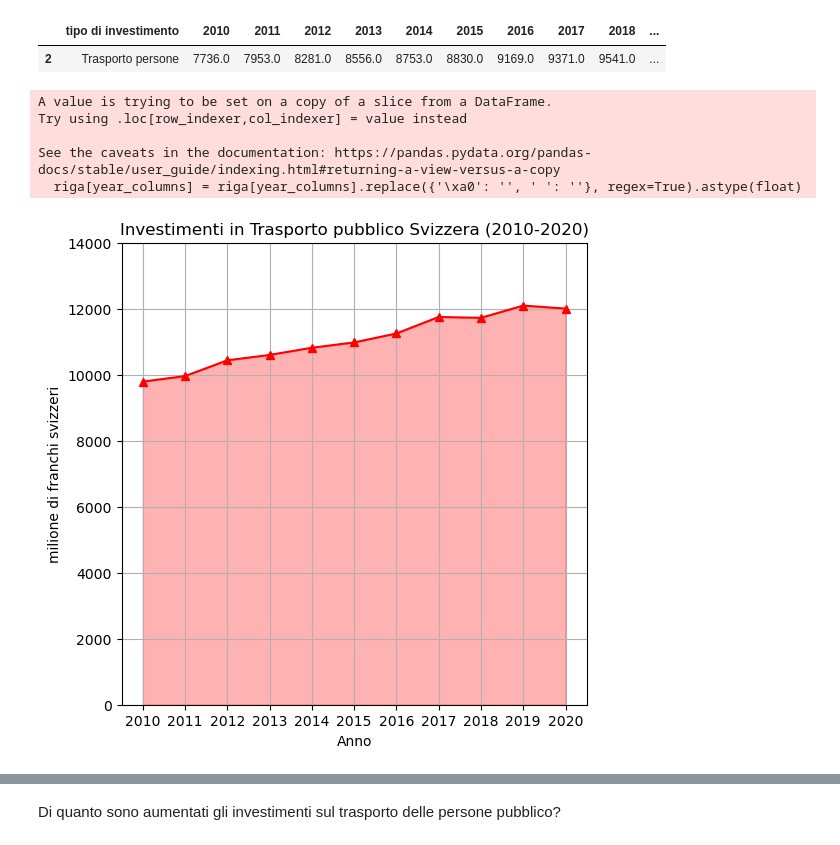
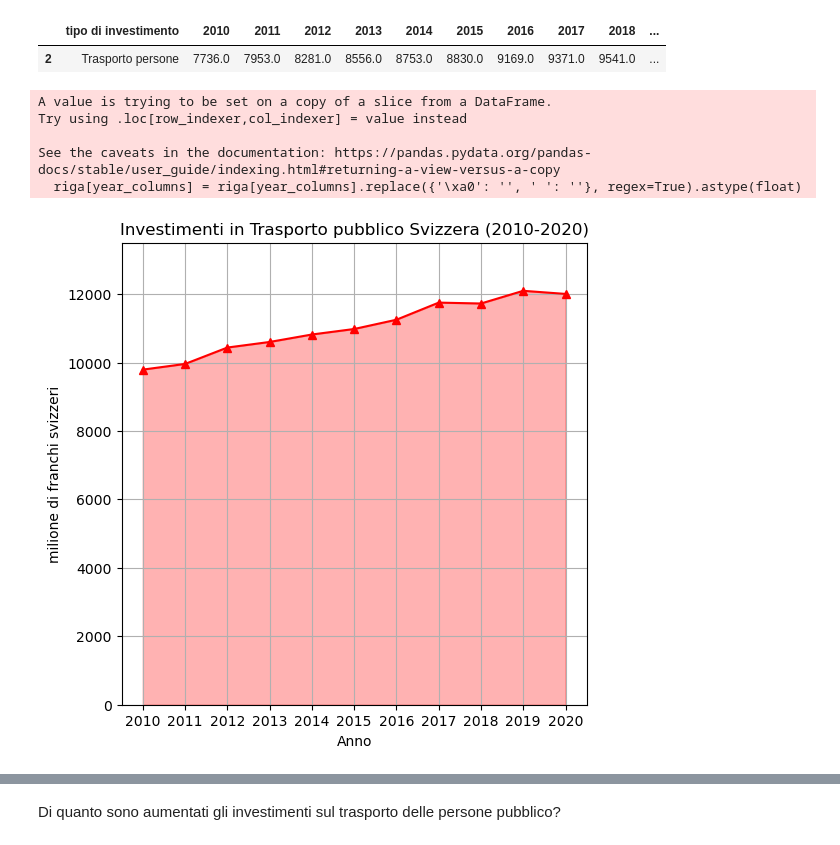
Before and after one commit to alemele01/vs24, a Jupyter notebook: investimentiSvizzeri.ipynb, the cells around one changed output, grey strips where cells are left out. Drawn from its saved outputs; the diff is of its cells as text; code cells hidden in the pictures.

```diff
--- a/investimentiSvizzeri.ipynb
+++ b/investimentiSvizzeri.ipynb
@@ -81,18 +81,18 @@ trasportiPersoneSvizzera
 # %%
 invGenSvizzera=convertiRigaInIntero(investimentiPuliti,'Costi del trasporto ferroviario')
 plt.figure(figsize=(6,6))
 plt.plot(invGenSvizzera.columns[1:], invGenSvizzera.iloc[0, 1:], color='red',marker='^')
 plt.fill_between(invGenSvizzera.columns[1:], invGenSvizzera.iloc[0, 1:].astype(float), alpha=0.3,color='red')
 plt.xlabel('Anno')
 plt.ylabel('milione di franchi svizzeri')
 plt.title('Investimenti in Trasporto pubblico Svizzera (2010-2020)')
-plt.ylim(0,14000)
+plt.ylim(0,13500)
 plt.grid(True)
 plt.show()
 # %% [output]
 A value is trying to be set on a copy of a slice from a DataFrame.
 Try using .loc[row_indexer,col_indexer] = value instead
 
 See the caveats in the documentation: https://pandas.pydata.org/pandas-docs/stable/user_guide/indexing.html#returning-a-view-versus-a-copy
   riga[year_columns] = riga[year_columns].replace({'\xa0': '', ' ': ''}, regex=True).astype(float)
-[figure, old version]
+[figure, new version]
```
Also changed, not shown: parts of 20 cells of this notebook.
